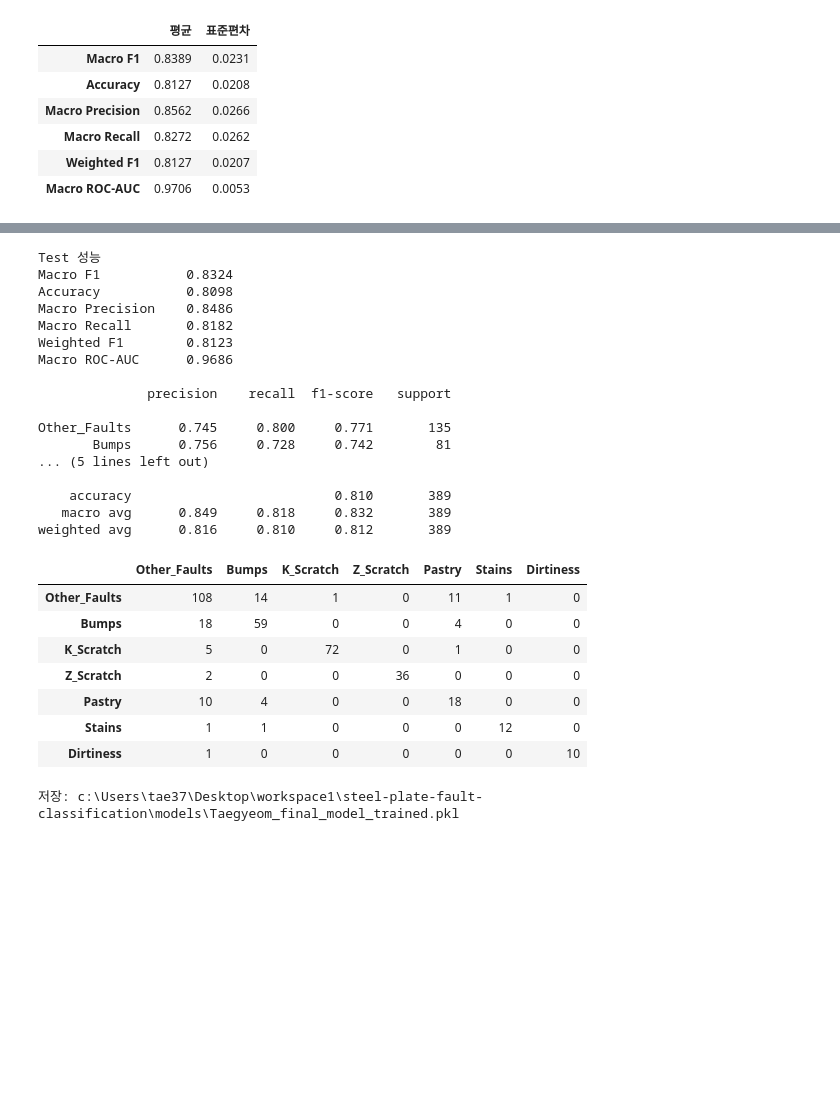
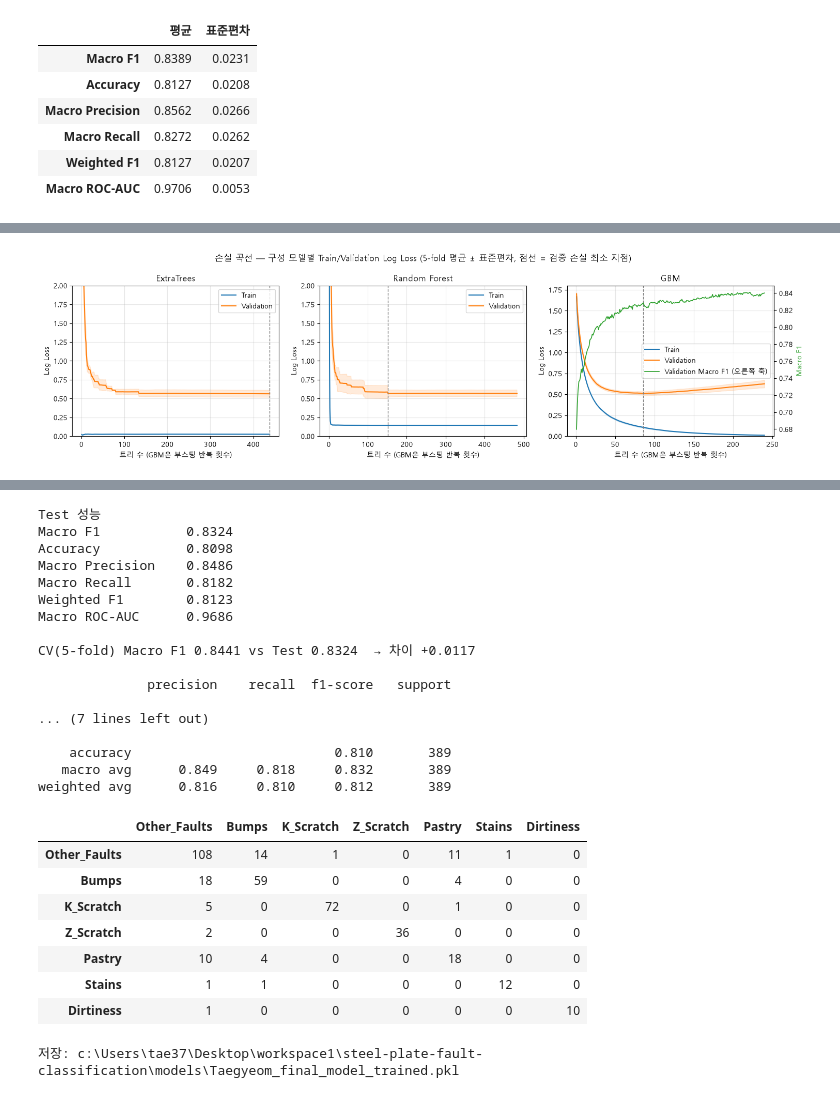
Before and after one commit to ehdwls1452/Teamproject01-steel-plate-fault-classification, a Jupyter notebook: notebooks/Taegyeom_08_train_final_model.ipynb, the cells around one changed output, grey strips where cells are left out. Cells and saved outputs as stored; diff of their text form; code cells hidden in the pictures; blank space fills up the shorter version.

```diff
--- a/notebooks/Taegyeom_08_train_final_model.ipynb
+++ b/notebooks/Taegyeom_08_train_final_model.ipynb
@@ -127,0 +203,53 @@ cv_summary
+# %%
+# 4-5. 손실 곡선: 트리 수(학습 반복)가 늘어날 때 Train/Validation Log Loss 변화 — 구성 모델별 (같은 5-fold)
+#      검증 손실이 어느 시점부터 다시 올라가면 과적합 신호
+def loss_curves(tr, va):
+    X_tr, y_tr, X_va, y_va = X_train.iloc[tr], y_train.iloc[tr], X_train.iloc[va], y_train.iloc[va]
+    models, pc = fit_soft_voting(X_tr, y_tr, n_jobs=1)
+    F_tr, F_va = add_features(X_tr, pc), add_features(X_va, pc)
+    out = {}
+    for name, m in zip(["ExtraTrees", "Random Forest"], models[:2]):          # 배깅: 트리 1개 ~ N개까지 누적 평균 확률
+        for part, F, y in [("Train", F_tr, y_tr), ("Validation", F_va, y_va)]:
+            P = np.cumsum([t.predict_proba(F.values) for t in m.estimators_], axis=0)   # 개별 트리는 배열 입력
+            P /= np.arange(1, len(m.estimators_) + 1)[:, None, None]
+            out[(name, part)] = [log_loss(y, p, labels=m.classes_) for p in P]
+    gbm = models[2]                                                            # 부스팅: 반복(트리) 단계별 확률
+    for part, F, y in [("Train", F_tr, y_tr), ("Validation", F_va, y_va)]:
+        out[("GBM", part)] = [log_loss(y, p, labels=gbm.classes_) for p in gbm.staged_predict_proba(F)]
+    out[("GBM", "Validation F1")] = [f1_score(y_va, p, average="macro") for p in gbm.staged_predict(F_va)]   # 반복별 검증 Macro F1
+    return out
+
+curves = Parallel(n_jobs=-1)(delayed(loss_curves)(tr, va) for tr, va in cv.split(X_train, y_train))   # 몇 분 소요
+
+fig, axes = plt.subplots(1, 3, figsize=(15, 4.2))
+loss_summary = {}
+for ax, name in zip(axes, ["ExtraTrees", "Random Forest", "GBM"]):
+    tr_arr = np.array([c[(name, "Train")] for c in curves])                   # (fold, 트리 수)
+    va_arr = np.array([c[(name, "Validation")] for c in curves])
+    x = np.arange(1, tr_arr.shape[1] + 1)
+    for arr, part, color in [(tr_arr, "Train", "tab:blue"), (va_arr, "Validation", "tab:orange")]:
+        ax.plot(x, arr.mean(0), color=color, label=part)
+        ax.fill_between(x, arr.mean(0) - arr.std(0), arr.mean(0) + arr.std(0), color=color, alpha=0.15)
+    best = int(va_arr.mean(0).argmin()) + 1                                    # 검증 손실이 가장 낮은 트리 수
+    ax.axvline(best, color="gray", ls="--", lw=1)
+    ax.set_xlabel("트리 수 (GBM은 부스팅 반복 횟수)"); ax.set_ylabel("Log Loss"); ax.set_title(name)
+    ax.set_ylim(0, 2 if name != "GBM" else None); ax.grid(alpha=0.3)   # 배깅은 트리 1~2개일 때 손실이 매우 커서 0~2 구간만 표시
+    if name == "GBM":   # GBM은 반복별 검증 Macro F1도 함께 (오른쪽 축)
+        f1_arr = np.array([c[("GBM", "Validation F1")] for c in curves])
+        ax2 = ax.twinx(); ax2.plot(x, f1_arr.mean(0), color="tab:green", lw=1.2, label="Validation Macro F1 (오른쪽 축)")
+        ax2.set_ylabel("Macro F1", color="tab:green")
+        h1, l1 = ax.get_legend_handles_labels(); h2, l2 = ax2.get_legend_handles_labels()
+        ax.legend(h1 + h2, l1 + l2, loc="center right")
+    else:
+        ax.legend(loc="upper right")
+    loss_summary[name] = {"트리 수(최종)": len(x), "Train Loss 최종": tr_arr.mean(0)[-1],
+                          "Validation Loss 최소": va_arr.mean(0).min(), "최소 지점(트리 수)": best,
+                          "Validation Loss 최종": va_arr.mean(0)[-1]}
+f1_mean = np.array([c[("GBM", "Validation F1")] for c in curves]).mean(0)
+loss_summary["GBM"].update({"검증 F1 @손실 최소": f1_mean[loss_summary["GBM"]["최소 지점(트리 수)"] - 1],
+                            "검증 F1 최대": f1_mean.max(), "F1 최대 지점": int(f1_mean.argmax()) + 1, "검증 F1 최종": f1_mean[-1]})
+fig.suptitle("손실 곡선 — 구성 모델별 Train/Validation Log Loss (5-fold 평균 ± 표준편차, 점선 = 검증 손실 최소 지점)")
+plt.tight_layout(); plt.show()
+pd.DataFrame(loss_summary).T.round(4)
+# %% [output]
+[figure, added]
@@ -134,6 +266,7 @@ pred, proba = predict_soft_voting(models, plate_counts, X_test)
 order = ["Other_Faults", "Bumps", "K_Scratch", "Z_Scratch", "Pastry", "Stains", "Dirtiness"]
 test_scores = pd.Series(metrics(y_test, pred, proba, models[0].classes_)).round(4)
 print("Test 성능"); print(test_scores.to_string(), "\n")
+print(f"CV(5-fold) Macro F1 {cv5_scores['Macro F1'].mean():.4f} vs Test {test_scores['Macro F1']:.4f}  → 차이 {cv5_scores['Macro F1'].mean() - test_scores['Macro F1']:+.4f}\n")   # 과적합 점검: 처음 보는 데이터에서도 CV 수준 유지되는지
 print(classification_report(y_test, pred, labels=order, digits=3))
 pd.DataFrame(confusion_matrix(y_test, pred, labels=order), index=order, columns=order)   # 행 = 실제, 열 = 예측
 # %% [output]
@@ -145,11 +278,11 @@ Macro Recall       0.8182
 Weighted F1        0.8123
 Macro ROC-AUC      0.9686
 
+CV(5-fold) Macro F1 0.8441 vs Test 0.8324  → 차이 +0.0117
+
               precision    recall  f1-score   support
 
-Other_Faults      0.745     0.800     0.771       135
-       Bumps      0.756     0.728     0.742        81
-... (5 lines left out)
+... (7 lines left out)
 
     accuracy                          0.810       389
    macro avg      0.849     0.818     0.832       389
```
Also changed, not shown: parts of 3 cells of this notebook, 34 other files.
